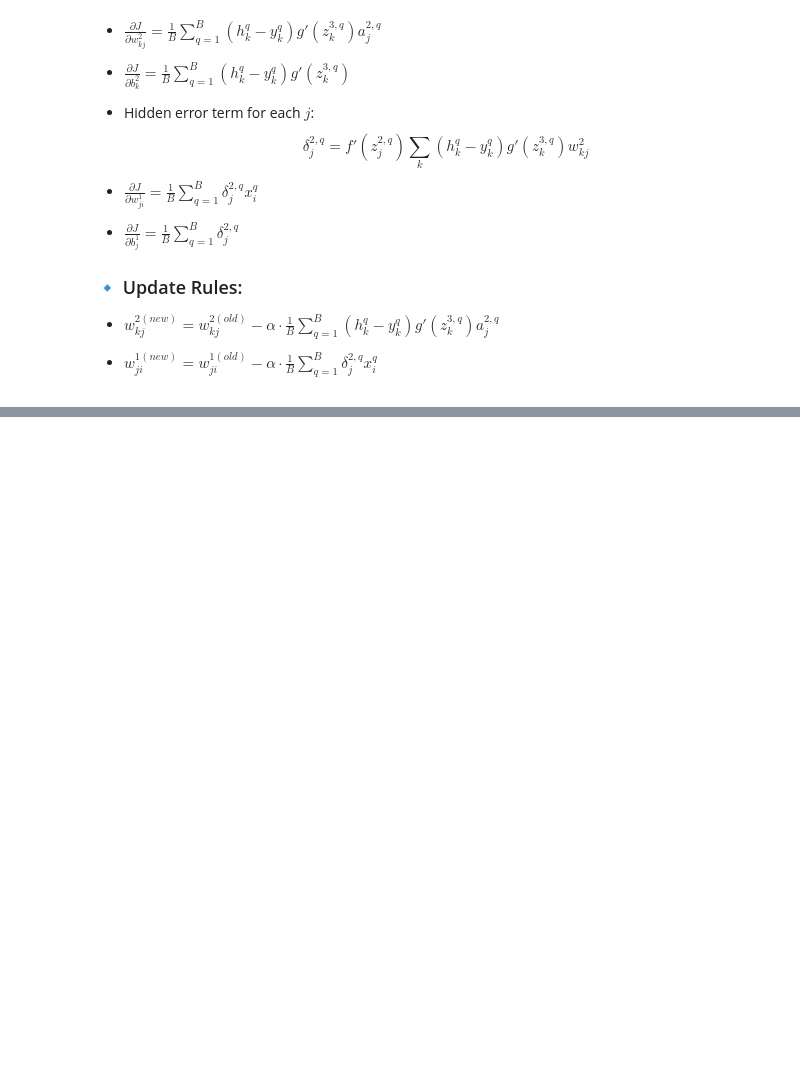
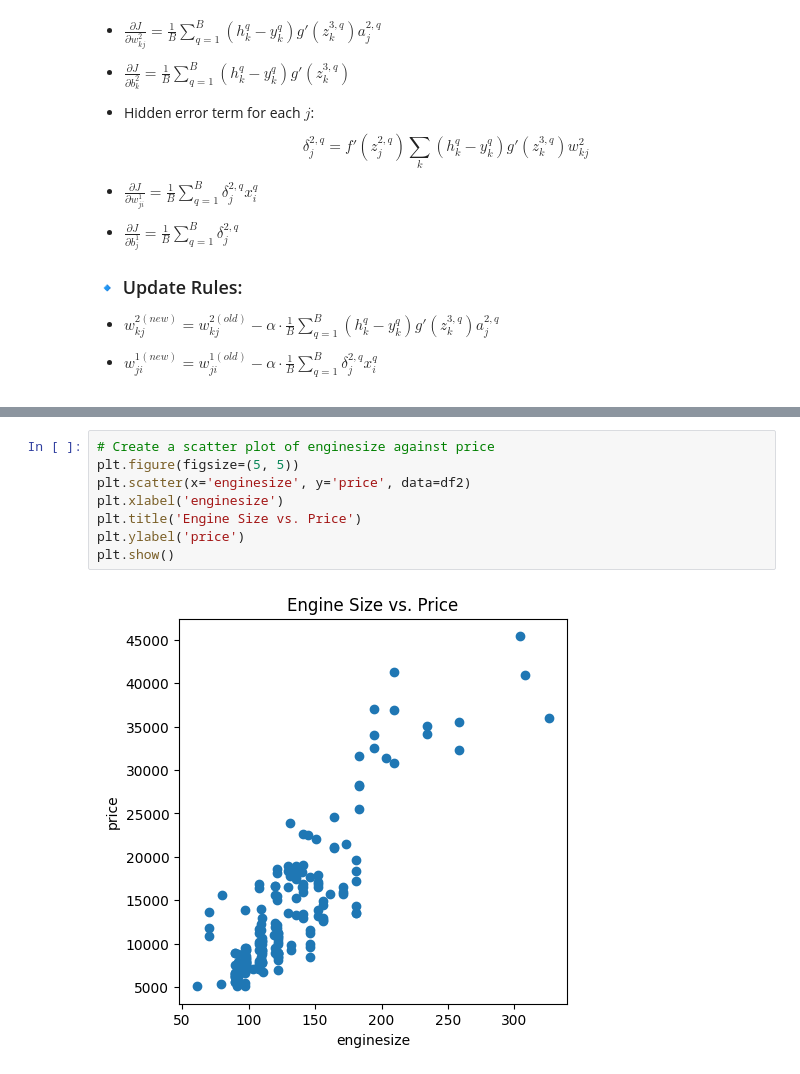
Before and after one commit to mjmousavi97/Deep-Learning-Tehran-uni, a Jupyter notebook: HomeWorks/01 HW/Q4.ipynb, the cells around one changed output, grey strips where cells are left out. Drawn from its saved outputs; the diff is of its cells as text; blank space fills up the shorter version.

```diff
--- a/HomeWorks/01 HW/Q4.ipynb
+++ b/HomeWorks/01 HW/Q4.ipynb
@@ -225,0 +594,10 @@ $$
+# %%
+# Create a scatter plot of enginesize against price
+plt.figure(figsize=(5, 5))
+plt.scatter(x='enginesize', y='price', data=df2)
+plt.xlabel('enginesize')
+plt.title('Engine Size vs. Price')
+plt.ylabel('price')
+plt.show()
+# %% [output]
+[figure, added]
```
Also changed, not shown: parts of 34 cells of this notebook.
